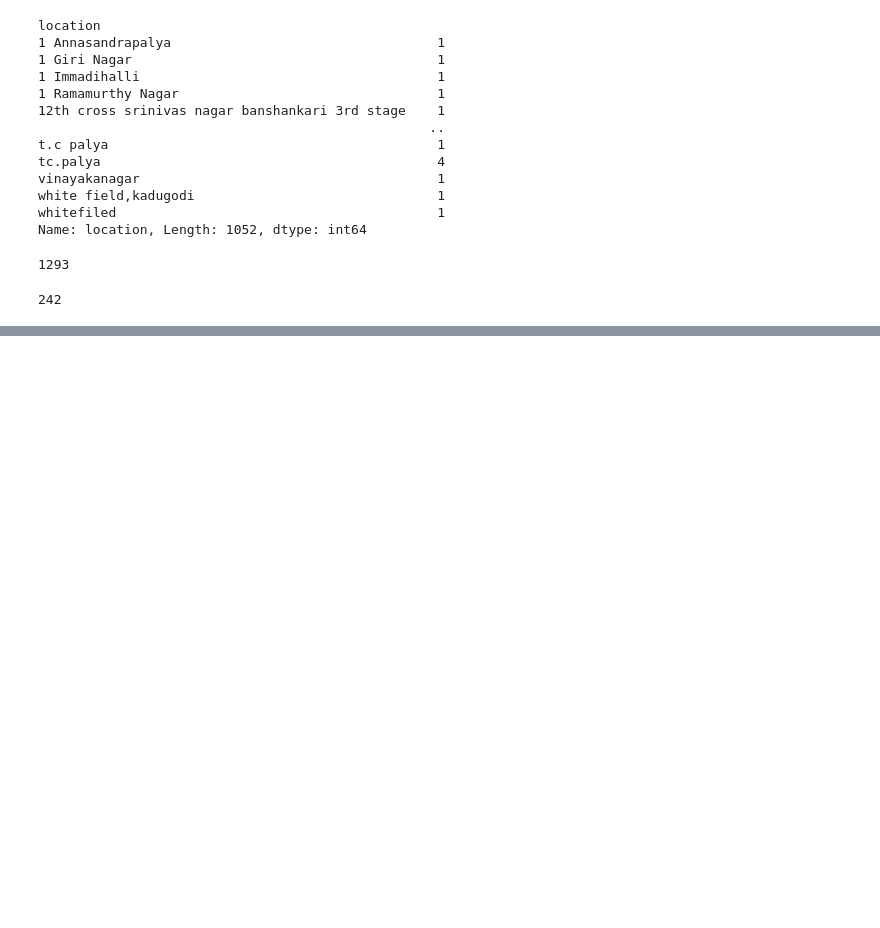
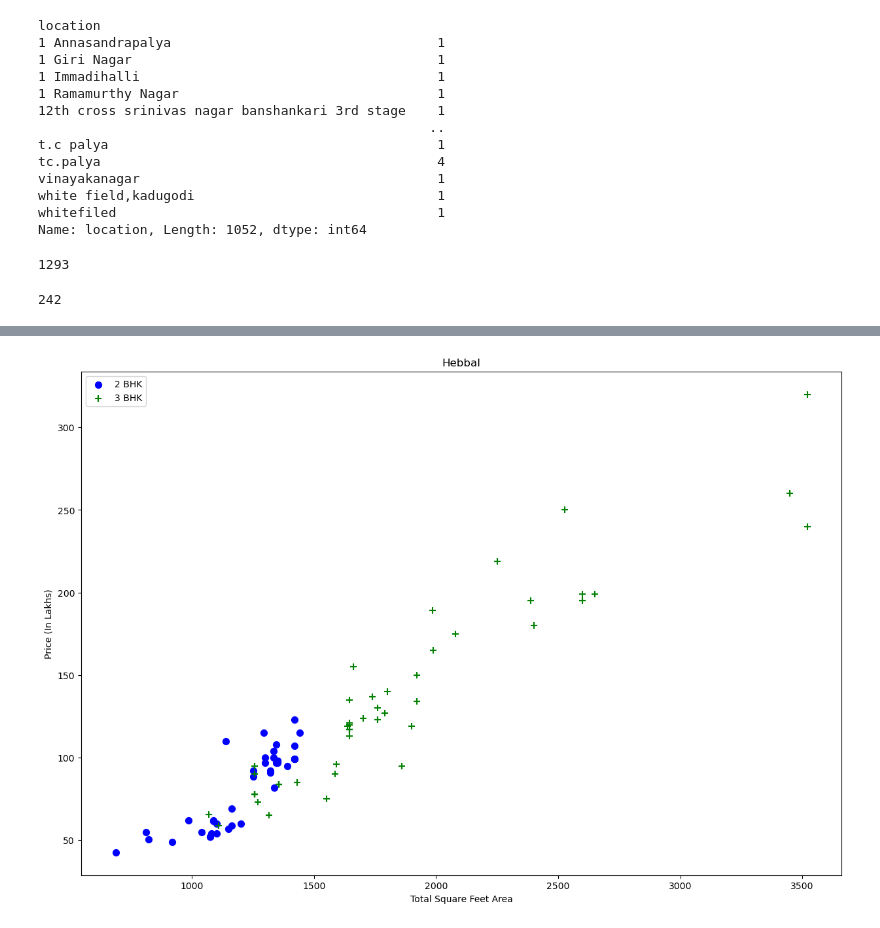
Before and after one commit to ReckyVivek/Real-Estate-Price-Prediction, a Jupyter notebook: dataCleaning1.ipynb, the cells around one changed output, grey strips where cells are left out. Saved outputs shown, nothing was run; the diff lists cells and outputs as text; code cells hidden in the pictures; blank space fills up the shorter version.

```diff
--- a/dataCleaning1.ipynb
+++ b/dataCleaning1.ipynb
@@ -255,0 +333,4 @@ df5.head(10)
+# %%
+plot_scatter_chart(df7, "Hebbal")
+# %% [output]
+[figure, added]
```
Also changed, not shown: parts of 16 cells of this notebook.
